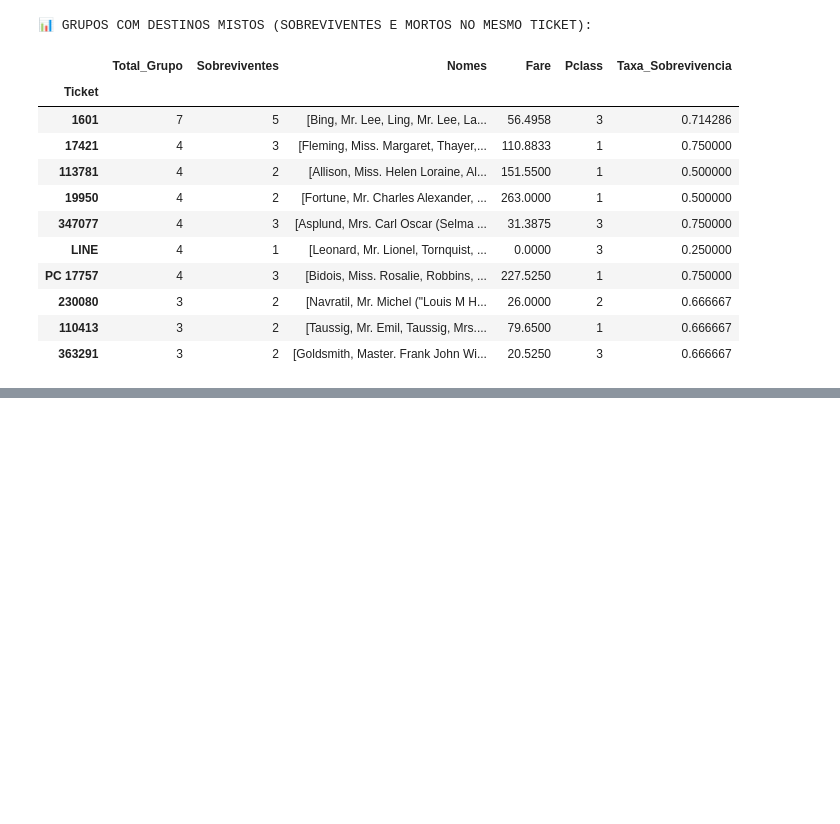
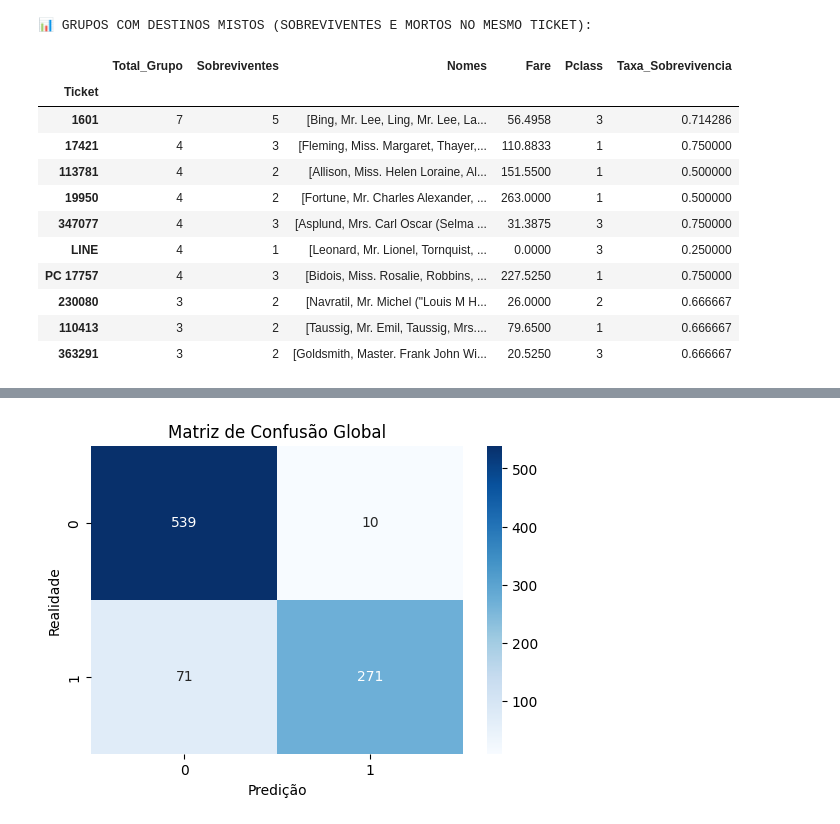
Before and after one commit to zehclaudio/Kaggle, a Jupyter notebook: titanic-tutorial-pipelines-and-ensemble.ipynb, the cells around one changed output, grey strips where cells are left out. Drawn from its saved outputs; the diff is of its cells as text; code cells hidden in the pictures; blank space fills up the shorter version.

Commit message:
Kaggle Notebook | Titanic Tutorial - Pipelines and Ensemble | Preparação para a submissão

```diff
--- a/titanic-tutorial-pipelines-and-ensemble.ipynb
+++ b/titanic-tutorial-pipelines-and-ensemble.ipynb
@@ -3637,0 +3724,13 @@ fig.show()
+# %%
+# Criar um dicionário de sobrevivência por Ticket (usando apenas o treino para evitar data leakage)
+survival_per_ticket = train_data.groupby('Ticket')['Survived'].mean().to_dict()
+
+# Mapear essa taxa para o dataset
+train_data['Ticket_Survival_Rate'] = train_data['Ticket'].map(survival_per_ticket)
+
+# Criar a regra de ouro: 'Strong_Group'
+# Se a taxa de sobrevivência do grupo for > 50%, é um grupo forte
+train_data['In_Strong_Ticket'] = (train_data['Ticket_Survival_Rate'] > 0.5).astype(int)
+
+print("✅ Feature 'In_Strong_Ticket' criada com sucesso!")
+print(f"Homens da 1ª Classe em Tickets Fortes: {train_data[(train_data['Sex'] == 'male') & (train_data['Pclass'] == '1') & (train_data['In_Strong_Ticket'] == 1)].shape[0]}")
@@ -3637,0 +3779,70 @@ fig.show()
+# %%
+# Definição das Features (Incluindo as novas)
+features_elite = [
+    'Pclass', 'Age', 'Fare', 'SibSp', 'Parch', 'Sex', 'Embarked', 'Title',
+    'IsAlone', 'Strong_Group_Ticket', 'Weak_Group_Ticket',
+    'Ticket_Group_Size', 'Other_Survival_Ticket', 'Family_Survival_Hazard'
+]
+
+# Preparação dos Dados (X e y)
+X_ticket_importance = train_data[features_elite]
+y = train_data['Survived']
+
+# Colunas Numéricas (Passam pelo preenchimento de nulos e StandardScaling)
+# Incluímos as features de grupo e as métricas de tarifa/idade
+numerical_cols = [
+    'Age', 'Fare', 'SibSp', 'Parch',
+    'Ticket_Group_Size', 'Other_Survival_Ticket', 'Family_Survival_Hazard'
+]
+
+# Colunas Categóricas (Passam pelo OneHotEncoding)
+# Aqui entram as colunas que ainda são texto ou categorias puras
+categorical_cols = [
+    'Sex', 'Embarked', 'Pclass',
+    'Title', 'IsAlone'
+]
+
+# O preprocessor continua o mesmo, ele vai detectar automaticamente a nova coluna
+preprocessor_ticket_importance = ColumnTransformer(transformers=[
+    ('num', numerical_transformer, numerical_cols),
+    ('cat', categorical_transformer, categorical_cols)
+])
+
+pipeline_ticket_importance = Pipeline(steps=[
+    ('preprocessor', preprocessor_ticket_importance),
+    ('model', XGBClassifier(
+        n_estimators=100,
+        max_depth=3,
+        learning_rate=0.05,
+        subsample=0.8,
+        colsample_bytree=0.8,
+        n_jobs=-1,
+        random_state=42,
+        eval_metric='logloss')
+    )
+])
+
+# Cross-Validation para checar a consistência
+scores = cross_val_score(pipeline_ticket_importance, X_ticket_importance, y, cv=5, scoring='accuracy')
+
+# Treinamento e Matriz de Confusão
+pipeline_ticket_importance.fit(X_ticket_importance, y)
+y_pred = pipeline_ticket_importance.predict(X_ticket_importance)
+cm = confusion_matrix(y, y_pred)
+
+# --- RESULTADOS ---
+print(f"✅ Acurácia Média (CV): {scores.mean():.4f} (+/- {scores.std():.4f})")
+print("\n📊 Matriz de Confusão (Foco nos Homens da 1ª Classe):")
+
+# Filtrar apenas os resultados dos Homens de 1ª Classe para o relatório
+mask_homens_1cl = (train_data['Sex'] == 'male') & (train_data['Pclass'] == '1')
+print(classification_report(y[mask_homens_1cl], y_pred[mask_homens_1cl]))
+
+# Visualização da Matriz de Confusão
+plt.figure(figsize=(6,4))
+sns.heatmap(cm, annot=True, fmt='d', cmap='Blues')
+plt.title('Matriz de Confusão Global')
+plt.xlabel('Predição')
+plt.ylabel('Realidade')
+plt.show()
+# %% [output]
@@ -3637,0 +3860 @@ fig.show()
+[figure, added]
```
Also changed, not shown: parts of 22 cells of this notebook.
